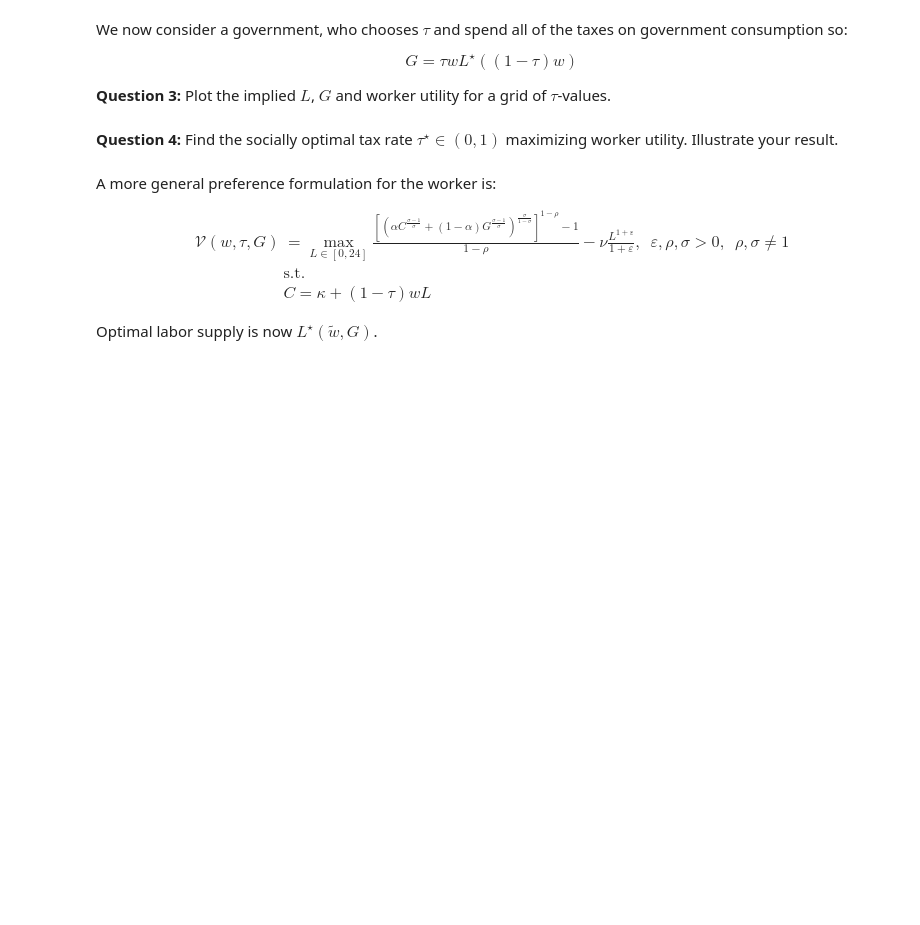
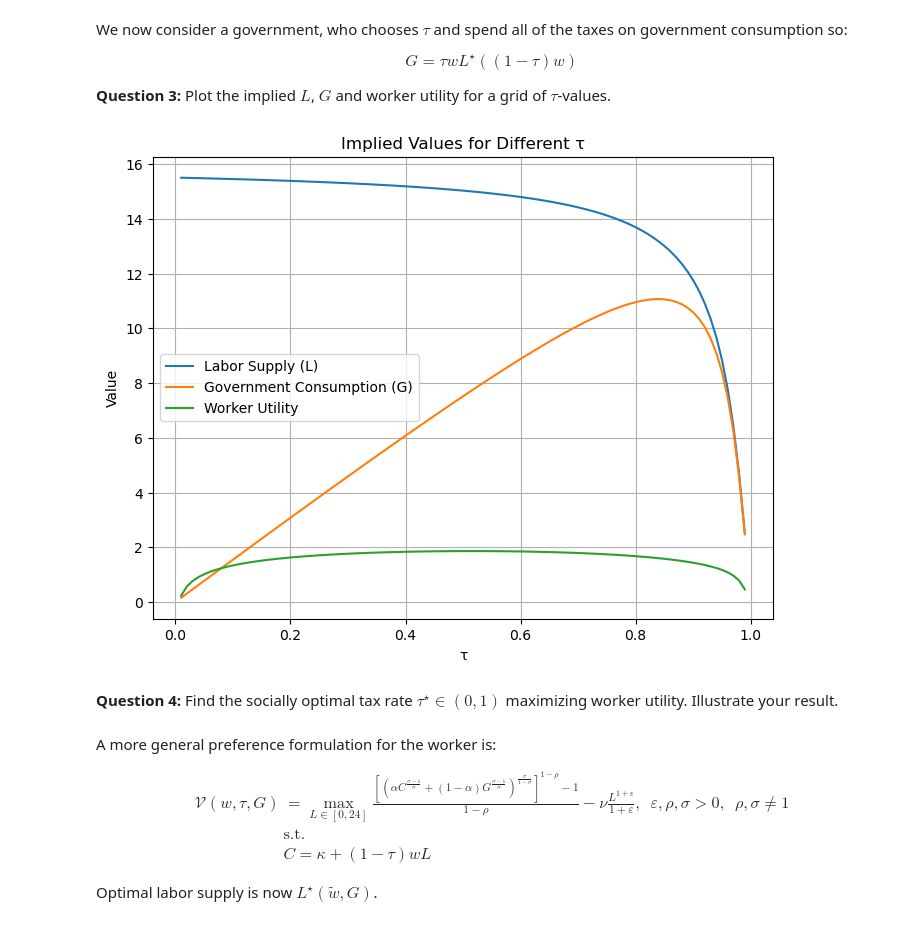
Before and after one commit to NumEconCopenhagen/projects-2023-siuuu, a Jupyter notebook: Exam/Exam-2023-notebook.ipynb, the cells around one changed output. Cells and saved outputs as stored; diff of their text form; code cells hidden in the pictures; blank space fills up the shorter version.

```diff
--- a/Exam/Exam-2023-notebook.ipynb
+++ b/Exam/Exam-2023-notebook.ipynb
@@ -73,3 +107,35 @@ $$
+# %%
+w = 1.0
+G_values = []
+L_values = []
+utility_values = []
+tau_values = np.linspace(0.01, 0.99, 100)  # Grid of τ-values
+
+# Calculate implied L, G, and worker utility for different τ values
+for tau in tau_values:
+    tw = (1 - tau) * w
+    L_star = (-kappa + np.sqrt(kappa**2 + 4 * alpha / nu * tw**2)) / (2 * tw)
+    G = tau * w * L_star
+    utility = np.log((kappa + (1 - tau) * w * L_star)**alpha * G**(1 - alpha)) - nu * (L_star**2) / 2
+    G_values.append(G)
+    L_values.append(L_star)
+    utility_values.append(utility)
+
+# Plotting L, G, and worker utility against τ
+plt.figure(figsize=(8, 6))
+
+plt.plot(tau_values, L_values, label='Labor Supply (L)')
+plt.plot(tau_values, G_values, label='Government Consumption (G)')
+plt.plot(tau_values, utility_values, label='Worker Utility')
+
+plt.xlabel('τ')
+plt.ylabel('Value')
+plt.title('Implied Values for Different τ')
+plt.legend()
+plt.grid(True)
+plt.show()
+# %% [output]
+[figure, added]
 # %% [markdown]
 **Question 4:** Find the socially optimal tax rate $\tau^{\star}\in(0,1)$ maximizing worker utility. Illustrate your result.
 # %%
```
Also changed, not shown: parts of 5 cells of this notebook.
